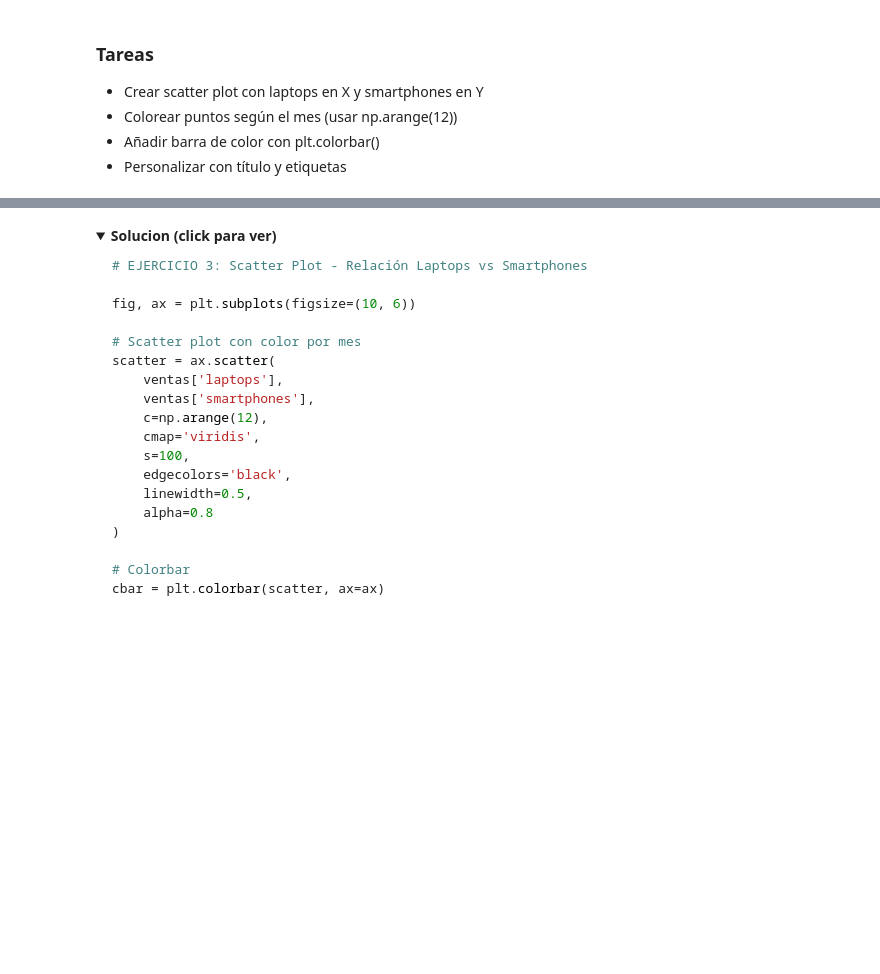
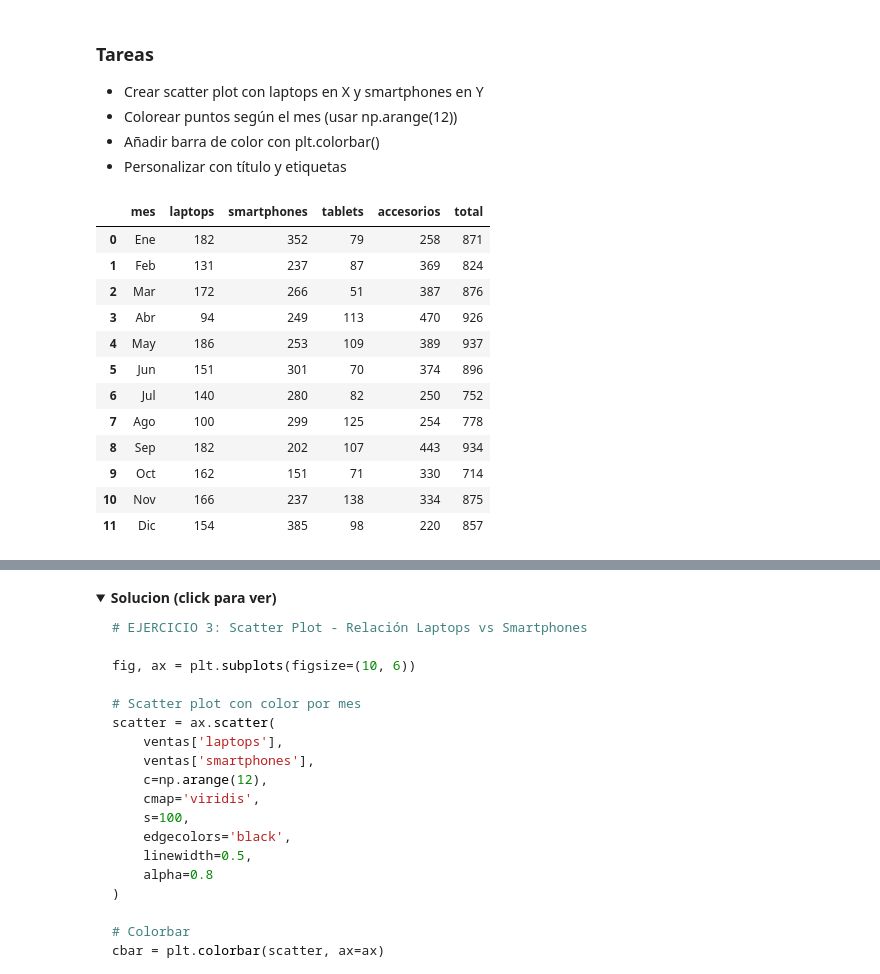
Before and after one commit to caarlosalonso/Master-IA-y-Big-Data, a Jupyter notebook: Matplotlib/matplotlib_techstore.ipynb, the cells around one changed output, grey strips where cells are left out. Saved outputs shown, nothing was run; the diff lists cells and outputs as text; code cells hidden in the pictures; folded sections open; blank space fills up the shorter version.

```diff
--- a/Matplotlib/matplotlib_techstore.ipynb
+++ b/Matplotlib/matplotlib_techstore.ipynb
@@ -214,3 +214,19 @@ Queremos ver si hay relación entre las ventas de laptops y smartphones. Además
 - Colorear puntos según el mes (usar np.arange(12))
 - Añadir barra de color con plt.colorbar()
 - Personalizar con título y etiquetas
+# %%
+ventas
+# %% [output]
+|  | mes | laptops | smartphones | tablets | accesorios | total |
+| 0 | Ene | 182 | 352 | 79 | 258 | 871 |
+| 1 | Feb | 131 | 237 | 87 | 369 | 824 |
+| 2 | Mar | 172 | 266 | 51 | 387 | 876 |
+| 3 | Abr | 94 | 249 | 113 | 470 | 926 |
+| 4 | May | 186 | 253 | 109 | 389 | 937 |
+| 5 | Jun | 151 | 301 | 70 | 374 | 896 |
+| 6 | Jul | 140 | 280 | 82 | 250 | 752 |
+| 7 | Ago | 100 | 299 | 125 | 254 | 778 |
+| 8 | Sep | 182 | 202 | 107 | 443 | 934 |
+| 9 | Oct | 162 | 151 | 71 | 330 | 714 |
+| 10 | Nov | 166 | 237 | 138 | 334 | 875 |
+| 11 | Dic | 154 | 385 | 98 | 220 | 857 |
```
Also changed, not shown: parts of 5 cells of this notebook, 2 other files.
